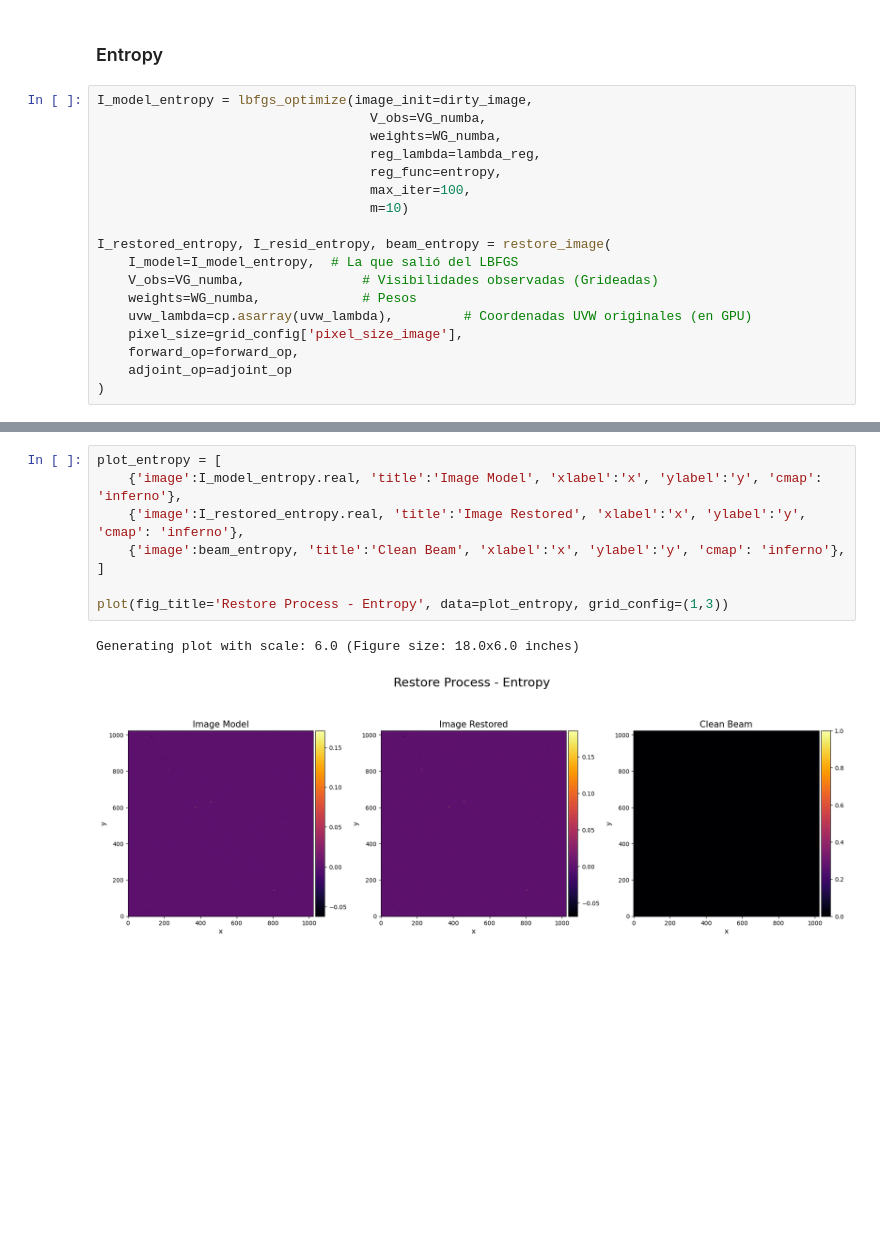
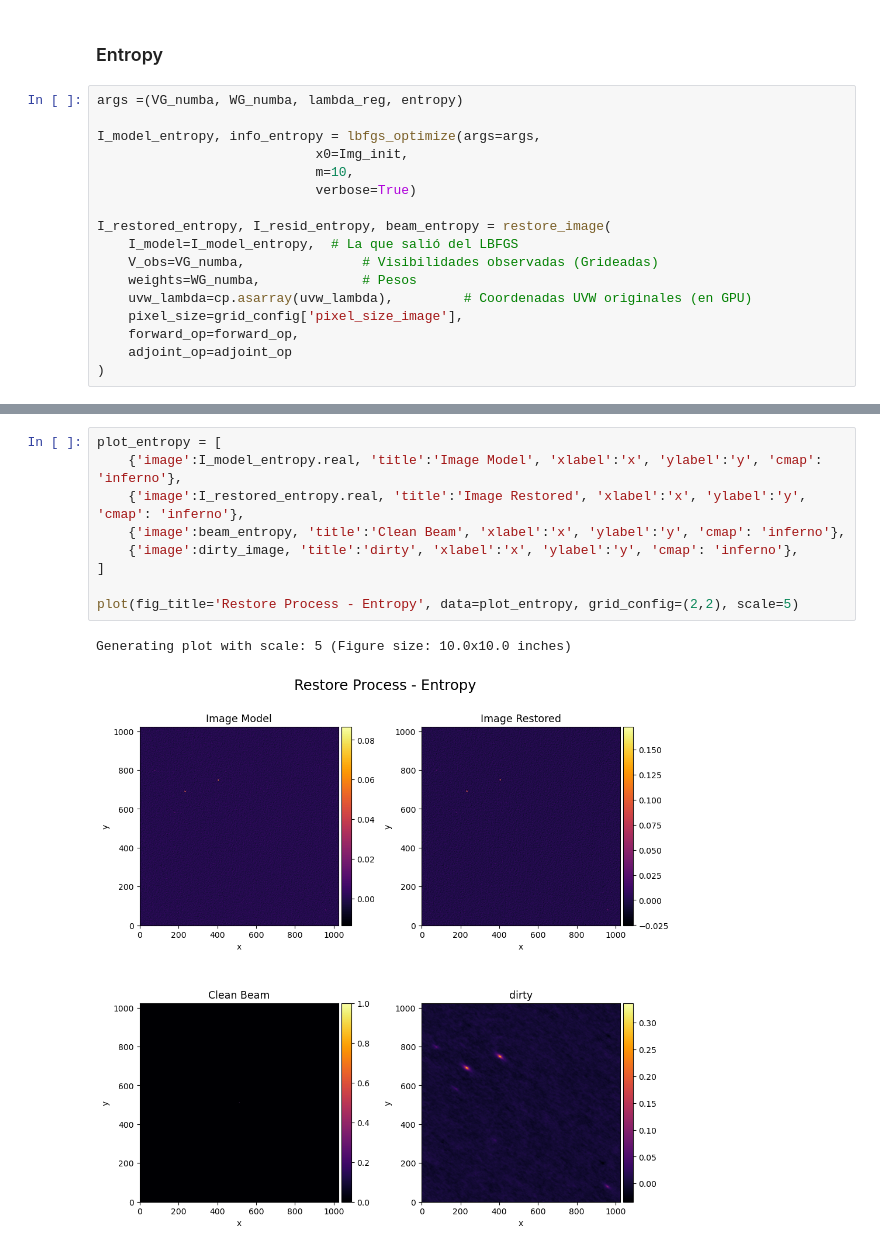
Before and after one commit to Mieres7/RadioInterferometry, a Jupyter notebook: lab2/laboratory2.ipynb, the cells around one changed output, grey strips where cells are left out. Saved outputs shown, nothing was run; the diff lists cells and outputs as text; blank space fills up the shorter version.

```diff
--- a/lab2/laboratory2.ipynb
+++ b/lab2/laboratory2.ipynb
@@ -277,13 +314,12 @@ Generating plot with scale: 6.0 (Figure size: 18.0x6.0 inches)
 # %% [markdown]
 ### Entropy
 # %%
-I_model_entropy = lbfgs_optimize(image_init=dirty_image,
-                                   V_obs=VG_numba,
-                                   weights=WG_numba,
-                                   reg_lambda=lambda_reg,
-                                   reg_func=entropy,
-                                   max_iter=100,
-                                   m=10)
+args =(VG_numba, WG_numba, lambda_reg, entropy)
+
+I_model_entropy, info_entropy = lbfgs_optimize(args=args,
+                            x0=Img_init,
+                            m=10,
+                            verbose=True)
 
 I_restored_entropy, I_resid_entropy, beam_entropy = restore_image(
     I_model=I_model_entropy,  # La que salió del LBFGS
@@ -309,11 +351,12 @@ Iter 91 | Cost: 1.606699e+06 | Step: 3.8147e-06
 # %%
 plot_entropy = [
     {'image':I_model_entropy.real, 'title':'Image Model', 'xlabel':'x', 'ylabel':'y', 'cmap': 'inferno'},
     {'image':I_restored_entropy.real, 'title':'Image Restored', 'xlabel':'x', 'ylabel':'y', 'cmap': 'inferno'},
     {'image':beam_entropy, 'title':'Clean Beam', 'xlabel':'x', 'ylabel':'y', 'cmap': 'inferno'},
+    {'image':dirty_image, 'title':'dirty', 'xlabel':'x', 'ylabel':'y', 'cmap': 'inferno'},
 ]
 
-plot(fig_title='Restore Process - Entropy', data=plot_entropy, grid_config=(1,3))
+plot(fig_title='Restore Process - Entropy', data=plot_entropy, grid_config=(2,2), scale=5)
 # %% [output]
-Generating plot with scale: 6.0 (Figure size: 18.0x6.0 inches)
+Generating plot with scale: 5 (Figure size: 10.0x10.0 inches)
-[figure, old version]
+[figure, new version]
```
Also changed, not shown: parts of 17 cells of this notebook, 3 other files.
